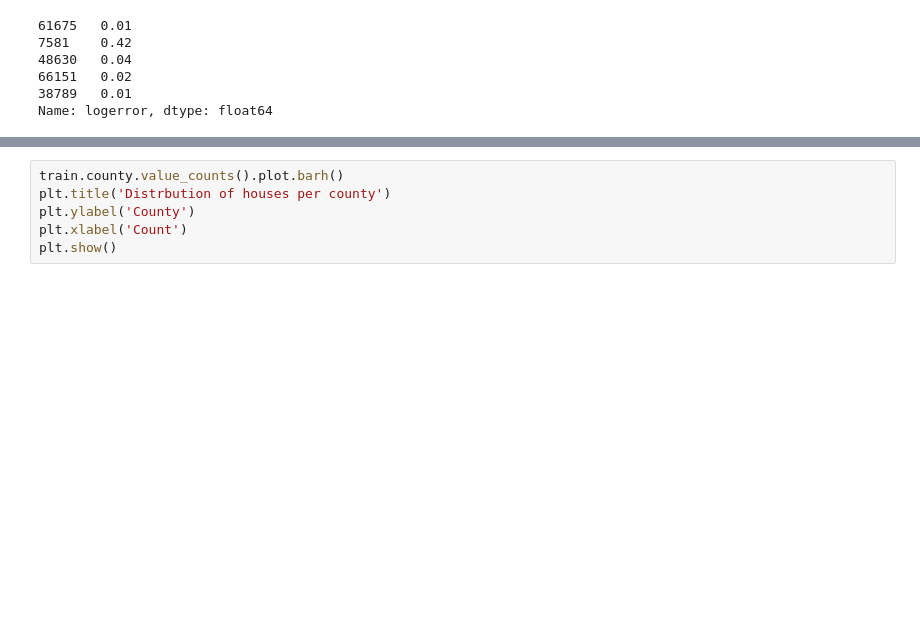
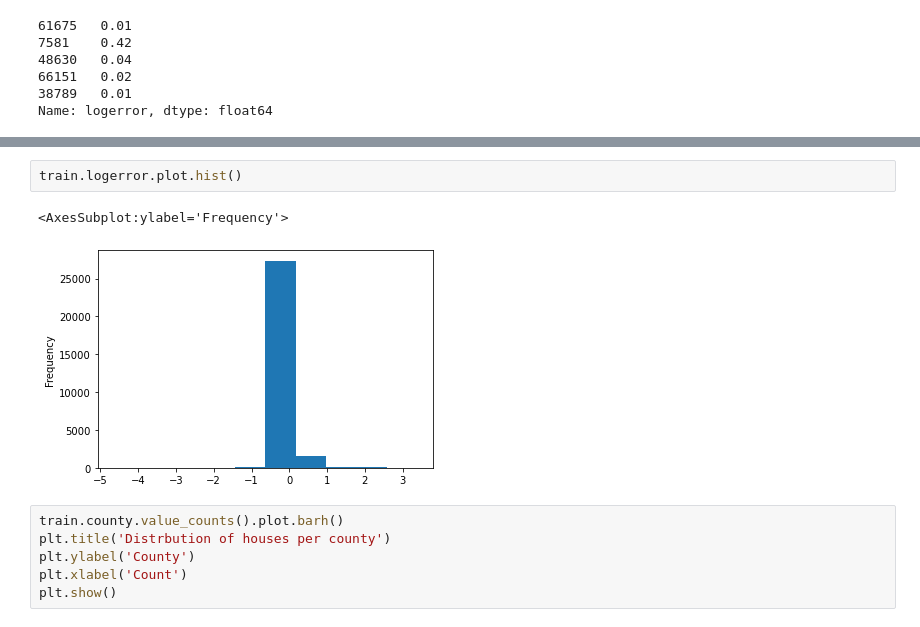
Before and after one commit to chloerwhitaker/clustering-exercises, a Jupyter notebook: explore_zillow.ipynb, the cells around one changed output, grey strips where cells are left out. Drawn from its saved outputs; the diff is of its cells as text; blank space fills up the shorter version.

```diff
--- a/explore_zillow.ipynb
+++ b/explore_zillow.ipynb
@@ -119,3 +150,8 @@ Name: logerror, dtype: float64
+# %%
+train.logerror.plot.hist()
+# %% [output]
+<AxesSubplot:ylabel='Frequency'>
+[figure, added]
 # %%
 train.county.value_counts().plot.barh()
 plt.title('Distrbution of houses per county')
```
Also changed, not shown: parts of 56 cells of this notebook.
